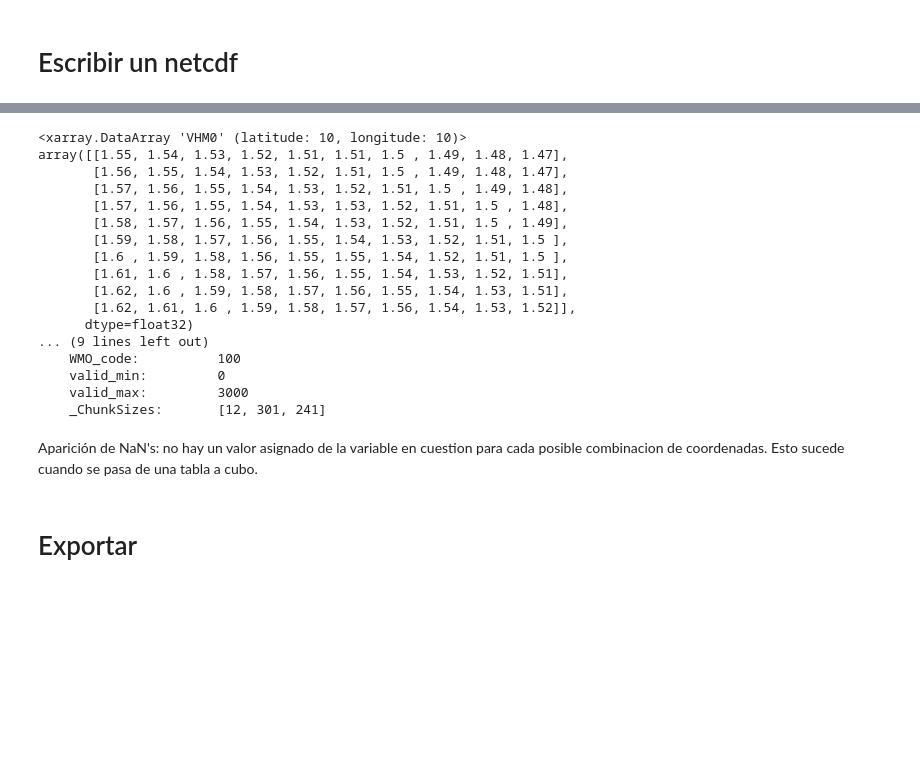
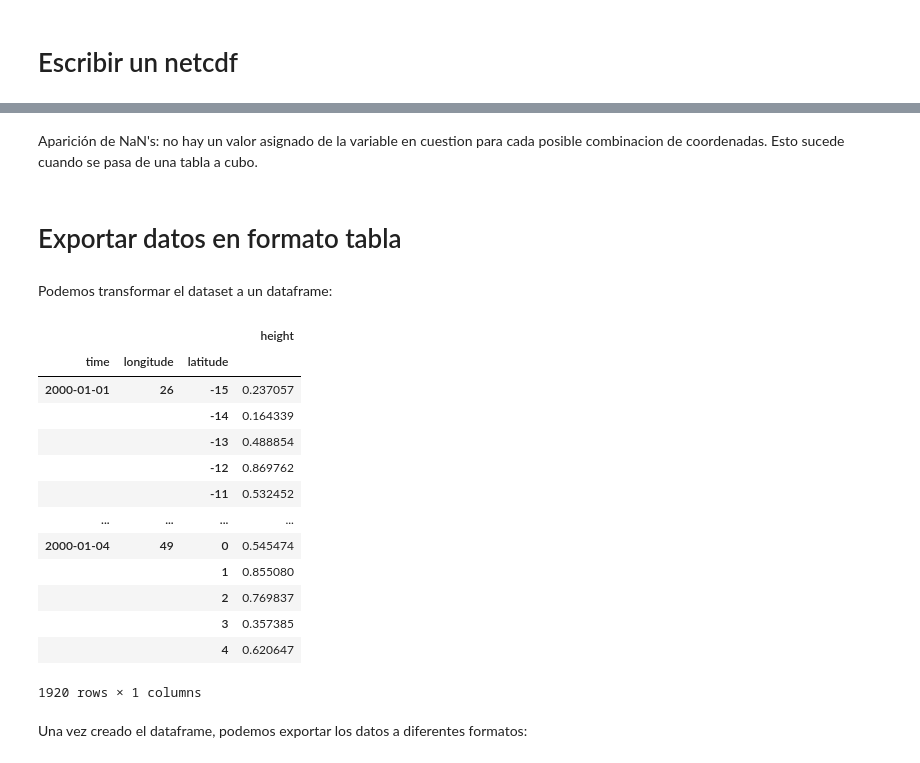
Before and after one commit to aturlione/curso_opendap_xarray, a Jupyter notebook: opendap_xarray.ipynb, the cells around one changed output, grey strips where cells are left out. Saved outputs shown, nothing was run; the diff lists cells and outputs as text; code cells hidden in the pictures; blank space fills up the shorter version.

```diff
--- a/opendap_xarray.ipynb
+++ b/opendap_xarray.ipynb
@@ -758,22 +705,3 @@ AttributeError: module 'xarray' has no attribute 'to_netcdf'
 # %%
 # Write netcdf
-VHM0[0,0:10,0:10].to_netcdf("VHM0.nc")
-VHM0[0,0:10,0:10]
+height.to_netcdf("height.nc")
-# %% [output]
-<xarray.DataArray 'VHM0' (latitude: 10, longitude: 10)>
-array([[1.55, 1.54, 1.53, 1.52, 1.51, 1.51, 1.5 , 1.49, 1.48, 1.47],
-       [1.56, 1.55, 1.54, 1.53, 1.52, 1.51, 1.5 , 1.49, 1.48, 1.47],
-       [1.57, 1.56, 1.55, 1.54, 1.53, 1.52, 1.51, 1.5 , 1.49, 1.48],
-       [1.57, 1.56, 1.55, 1.54, 1.53, 1.53, 1.52, 1.51, 1.5 , 1.48],
-       [1.58, 1.57, 1.56, 1.55, 1.54, 1.53, 1.52, 1.51, 1.5 , 1.49],
-       [1.59, 1.58, 1.57, 1.56, 1.55, 1.54, 1.53, 1.52, 1.51, 1.5 ],
-       [1.6 , 1.59, 1.58, 1.56, 1.55, 1.55, 1.54, 1.52, 1.51, 1.5 ],
-       [1.61, 1.6 , 1.58, 1.57, 1.56, 1.55, 1.54, 1.53, 1.52, 1.51],
-       [1.62, 1.6 , 1.59, 1.58, 1.57, 1.56, 1.55, 1.54, 1.53, 1.51],
-       [1.62, 1.61, 1.6 , 1.59, 1.58, 1.57, 1.56, 1.54, 1.53, 1.52]],
-      dtype=float32)
-... (9 lines left out)
-    WMO_code:          100
-    valid_min:         0
-    valid_max:         3000
-    _ChunkSizes:       [12, 301, 241]
@@ -783,7 +708,30 @@ df
 # %% [markdown]
 Aparición de NaN's: no hay un valor asignado de la variable en cuestion para cada posible combinacion de coordenadas. Esto sucede cuando se pasa de una tabla a cubo.
 # %% [markdown]
-# Exportar
+# Exportar datos en formato tabla
+# %% [markdown]
+Podemos transformar el dataset a un dataframe:
+# %%
+#se puede convertir el dataset a una serie de pandas
+df=height.to_dataframe()
+df
+# %% [output]
+|  |  |  | height |
+| time | longitude | latitude |  |
+| 2000-01-01 | 26 | -15 | 0.237057 |
+|  |  | -14 | 0.164339 |
+|  |  | -13 | 0.488854 |
+|  |  | -12 | 0.869762 |
+|  |  | -11 | 0.532452 |
+| ... | ... | ... | ... |
+| 2000-01-04 | 49 | 0 | 0.545474 |
+|  |  | 1 | 0.855080 |
+|  |  | 2 | 0.769837 |
+|  |  | 3 | 0.357385 |
+|  |  | 4 | 0.620647 |
+1920 rows × 1 columns
+# %% [markdown]
+Una vez creado el dataframe, podemos exportar los datos a diferentes formatos:
 # %%
 # Export to other formats...
 df.to_csv("VHM0.csv")
```
Also changed, not shown: parts of 47 cells of this notebook, 1 other file.
